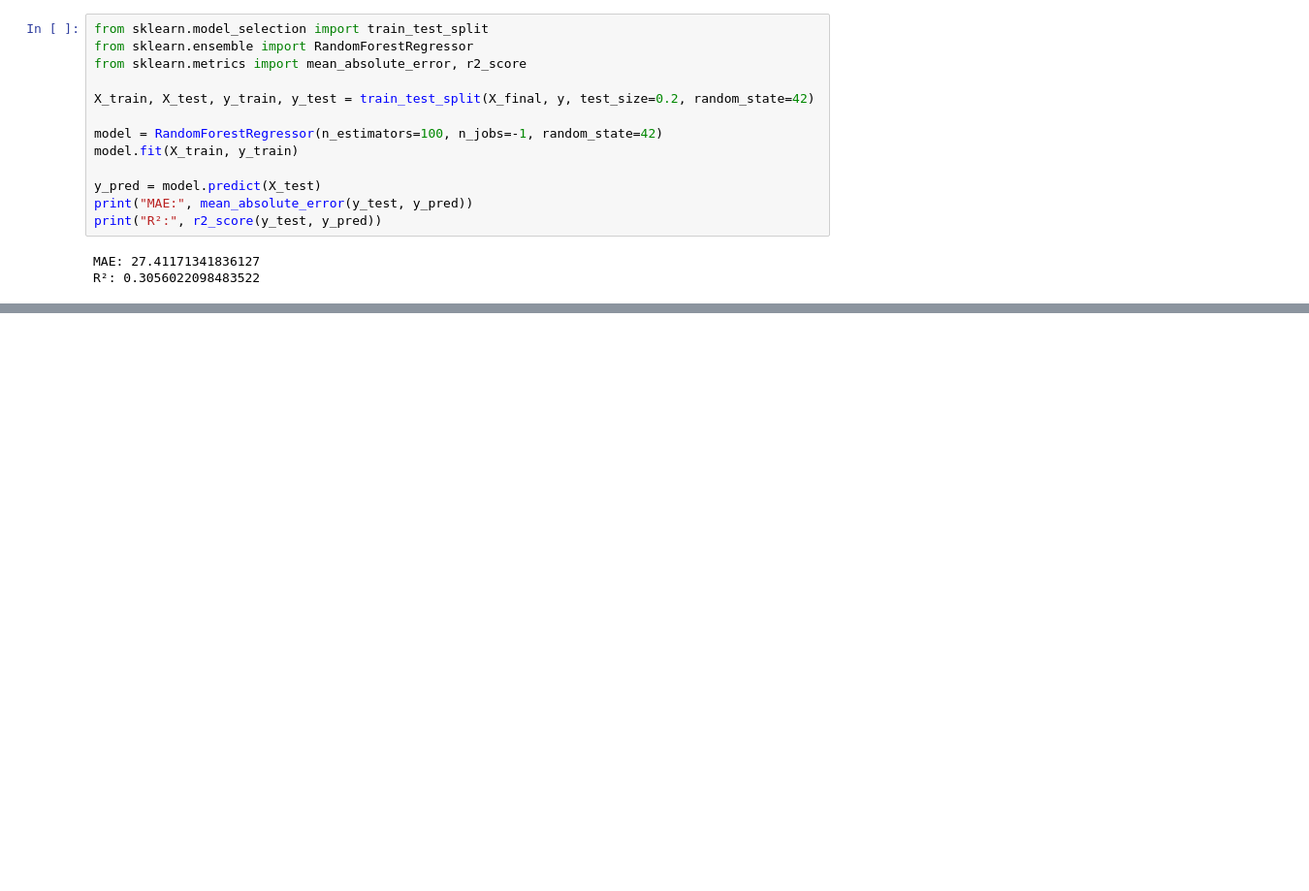
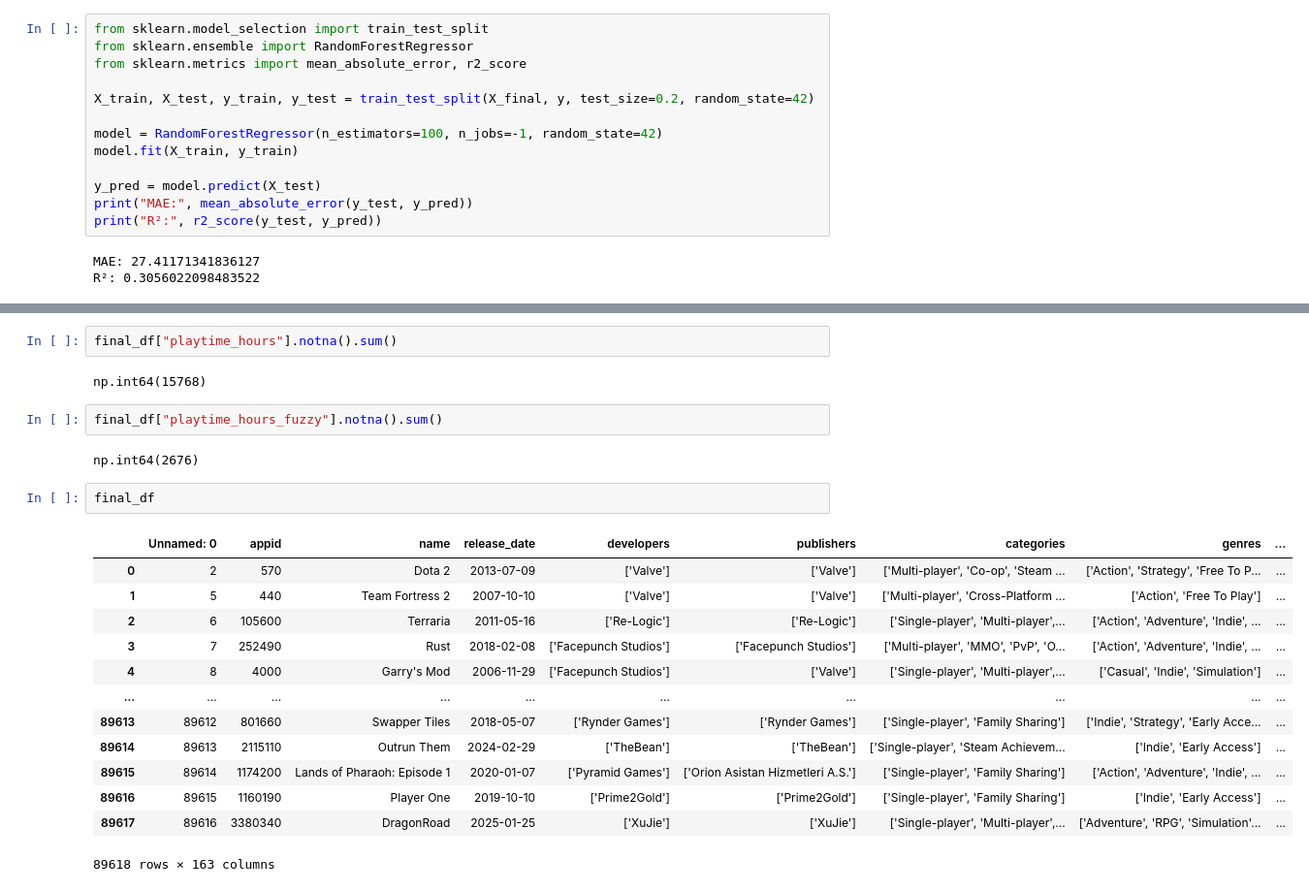
Before and after one commit to GringoLingoDingo/GHUNTER_FORECASTING, a Jupyter notebook: DataBase.ipynb, the cells around one changed output, grey strips where cells are left out. Shown: that part at 97% size. Cells and saved outputs as stored; diff of their text form; blank space fills up the shorter version.

```diff
--- a/DataBase.ipynb
+++ b/DataBase.ipynb
@@ -361,0 +716,24 @@ R²: 0.3056022098483522
+# %%
+final_df["playtime_hours"].notna().sum()
+# %% [output]
+np.int64(15768)
+# %%
+final_df["playtime_hours_fuzzy"].notna().sum()
+# %% [output]
+np.int64(2676)
+# %%
+final_df
+# %% [output]
+|  | Unnamed: 0 | appid | name | release_date | developers | publishers | categories | genres | ... |
+| 0 | 2 | 570 | Dota 2 | 2013-07-09 | ['Valve'] | ['Valve'] | ['Multi-player', 'Co-op', 'Steam ... | ['Action', 'Strategy', 'Free To P... | ... |
+| 1 | 5 | 440 | Team Fortress 2 | 2007-10-10 | ['Valve'] | ['Valve'] | ['Multi-player', 'Cross-Platform ... | ['Action', 'Free To Play'] | ... |
+| 2 | 6 | 105600 | Terraria | 2011-05-16 | ['Re-Logic'] | ['Re-Logic'] | ['Single-player', 'Multi-player',... | ['Action', 'Adventure', 'Indie', ... | ... |
+| 3 | 7 | 252490 | Rust | 2018-02-08 | ['Facepunch Studios'] | ['Facepunch Studios'] | ['Multi-player', 'MMO', 'PvP', 'O... | ['Action', 'Adventure', 'Indie', ... | ... |
+| 4 | 8 | 4000 | Garry's Mod | 2006-11-29 | ['Facepunch Studios'] | ['Valve'] | ['Single-player', 'Multi-player',... | ['Casual', 'Indie', 'Simulation'] | ... |
+| ... | ... | ... | ... | ... | ... | ... | ... | ... | ... |
+| 89613 | 89612 | 801660 | Swapper Tiles | 2018-05-07 | ['Rynder Games'] | ['Rynder Games'] | ['Single-player', 'Family Sharing'] | ['Indie', 'Strategy', 'Early Acce... | ... |
+| 89614 | 89613 | 2115110 | Outrun Them | 2024-02-29 | ['TheBean'] | ['TheBean'] | ['Single-player', 'Steam Achievem... | ['Indie', 'Early Access'] | ... |
+| 89615 | 89614 | 1174200 | Lands of Pharaoh: Episode 1 | 2020-01-07 | ['Pyramid Games'] | ['Orion Asistan Hizmetleri A.S.'] | ['Single-player', 'Family Sharing'] | ['Action', 'Adventure', 'Indie', ... | ... |
+| 89616 | 89615 | 1160190 | Player One | 2019-10-10 | ['Prime2Gold'] | ['Prime2Gold'] | ['Single-player', 'Family Sharing'] | ['Indie', 'Early Access'] | ... |
+| 89617 | 89616 | 3380340 | DragonRoad | 2025-01-25 | ['XuJie'] | ['XuJie'] | ['Single-player', 'Multi-player',... | ['Adventure', 'RPG', 'Simulation'... | ... |
+89618 rows × 163 columns
```
Also changed, not shown: parts of 70 cells of this notebook, 19 other files.
